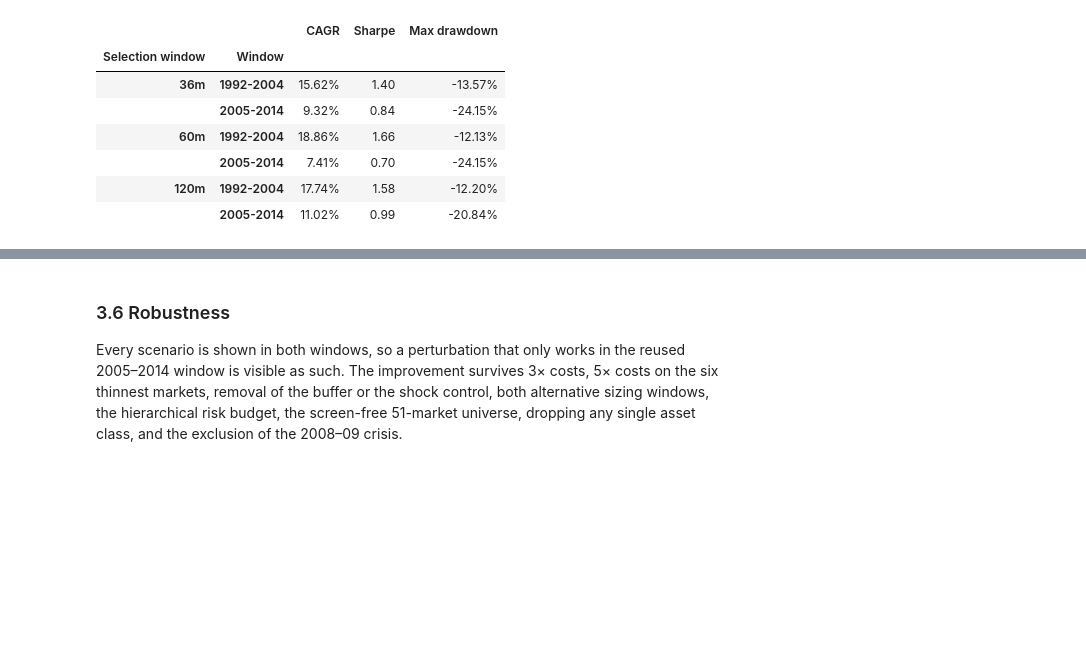
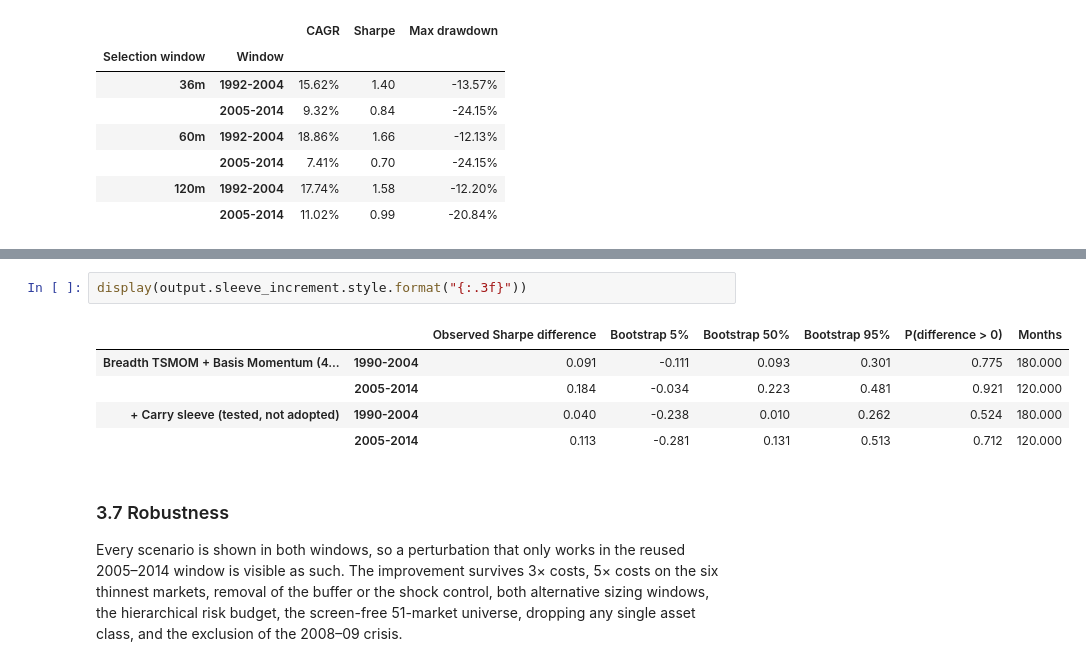
Before and after one commit to Manutd1234/Delta1_Trading_Strategy, a Jupyter notebook: DELTA1_Quant_Research.ipynb, the cells around one changed output, grey strips where cells are left out. Cells and saved outputs as stored; diff of their text form; blank space fills up the shorter version.

```diff
--- a/DELTA1_Quant_Research.ipynb
+++ b/DELTA1_Quant_Research.ipynb
@@ -451,5 +528,13 @@ display(carry_rows.style.format({
+# %%
+display(output.sleeve_increment.style.format("{:.3f}"))
+# %% [output]
+|  |  | Observed Sharpe difference | Bootstrap 5% | Bootstrap 50% | Bootstrap 95% | P(difference > 0) | Months |
+| Breadth TSMOM + Basis Momentum (4... | 1990-2004 | 0.091 | -0.111 | 0.093 | 0.301 | 0.775 | 180.000 |
+|  | 2005-2014 | 0.184 | -0.034 | 0.223 | 0.481 | 0.921 | 120.000 |
+| + Carry sleeve (tested, not adopted) | 1990-2004 | 0.040 | -0.238 | 0.010 | 0.262 | 0.524 | 180.000 |
+|  | 2005-2014 | 0.113 | -0.281 | 0.131 | 0.513 | 0.712 | 120.000 |
 # %% [markdown]
-### 3.6 Robustness
+### 3.7 Robustness
 
 Every scenario is shown in both windows, so a perturbation that only works in the reused
 2005–2014 window is visible as such. The improvement survives 3× costs, 5× costs on the
```
Also changed, not shown: parts of 16 cells of this notebook, 16 other files.
